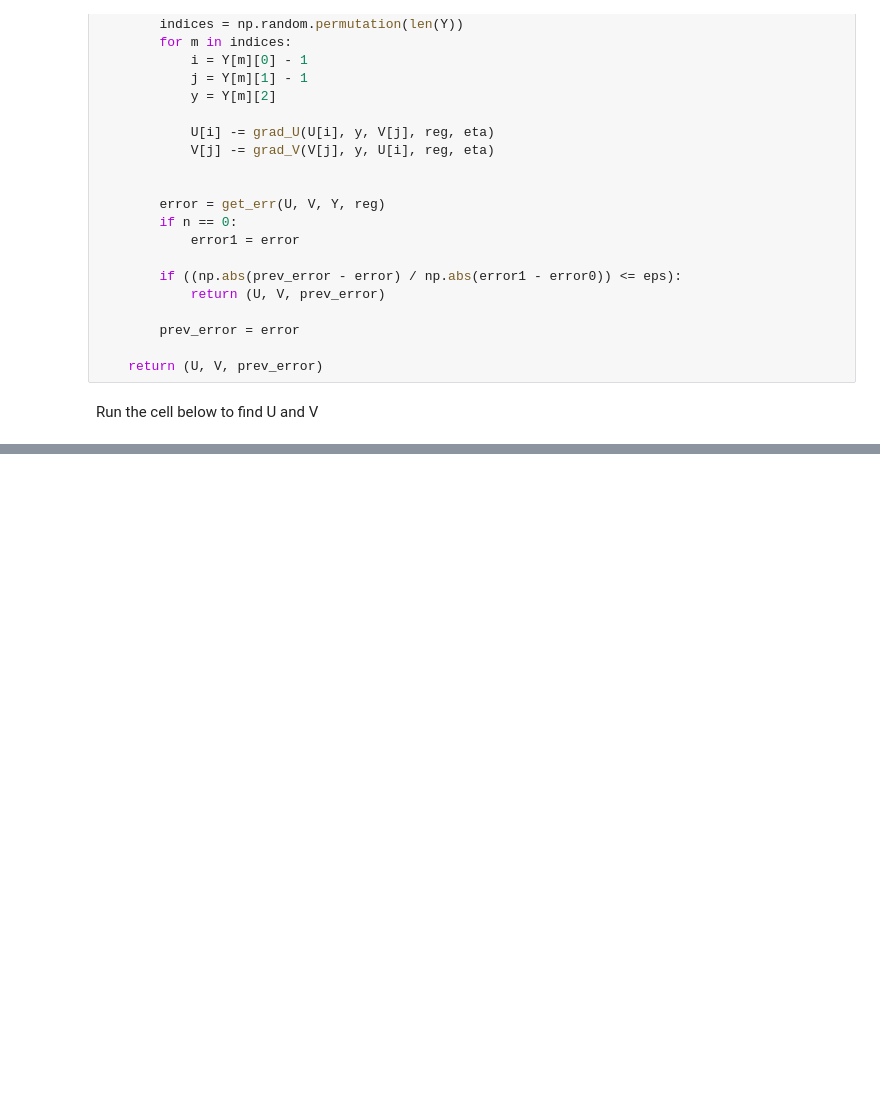
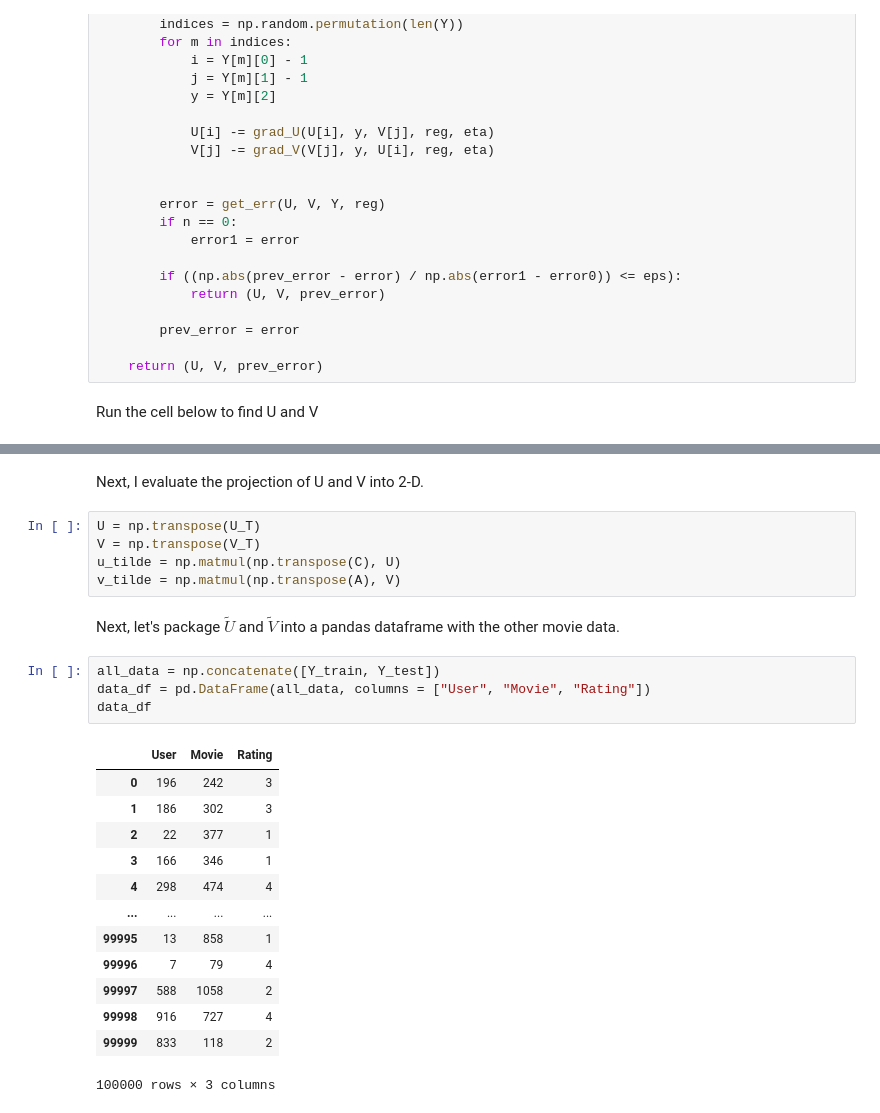
Before and after one commit to heathjohn62/CS155-Fake-Deep, a Jupyter notebook: project2/get_UV.ipynb, the cells around one changed output, grey strips where cells are left out. Saved outputs shown, nothing was run; the diff lists cells and outputs as text; blank space fills up the shorter version.

```diff
--- a/project2/get_UV.ipynb
+++ b/project2/get_UV.ipynb
@@ -133,0 +156,27 @@ Factorizing with  943  users,  1682  movies.
+# %% [markdown]
+Next, I evaluate the projection of U and V into 2-D.
+# %%
+U = np.transpose(U_T)
+V = np.transpose(V_T)
+u_tilde = np.matmul(np.transpose(C), U)
+v_tilde = np.matmul(np.transpose(A), V)
+# %% [markdown]
+Next, let's package $\tilde{U}$ and $\tilde{V}$ into a pandas dataframe with the other movie data.
+# %%
+all_data = np.concatenate([Y_train, Y_test])
+data_df = pd.DataFrame(all_data, columns = ["User", "Movie", "Rating"])
+data_df
+# %% [output]
+|  | User | Movie | Rating |
+| 0 | 196 | 242 | 3 |
+| 1 | 186 | 302 | 3 |
+| 2 | 22 | 377 | 1 |
+| 3 | 166 | 346 | 1 |
+| 4 | 298 | 474 | 4 |
+| ... | ... | ... | ... |
+| 99995 | 13 | 858 | 1 |
+| 99996 | 7 | 79 | 4 |
+| 99997 | 588 | 1058 | 2 |
+| 99998 | 916 | 727 | 4 |
+| 99999 | 833 | 118 | 2 |
+100000 rows × 3 columns
```
Also changed, not shown: parts of 15 cells of this notebook, 1 other file.
